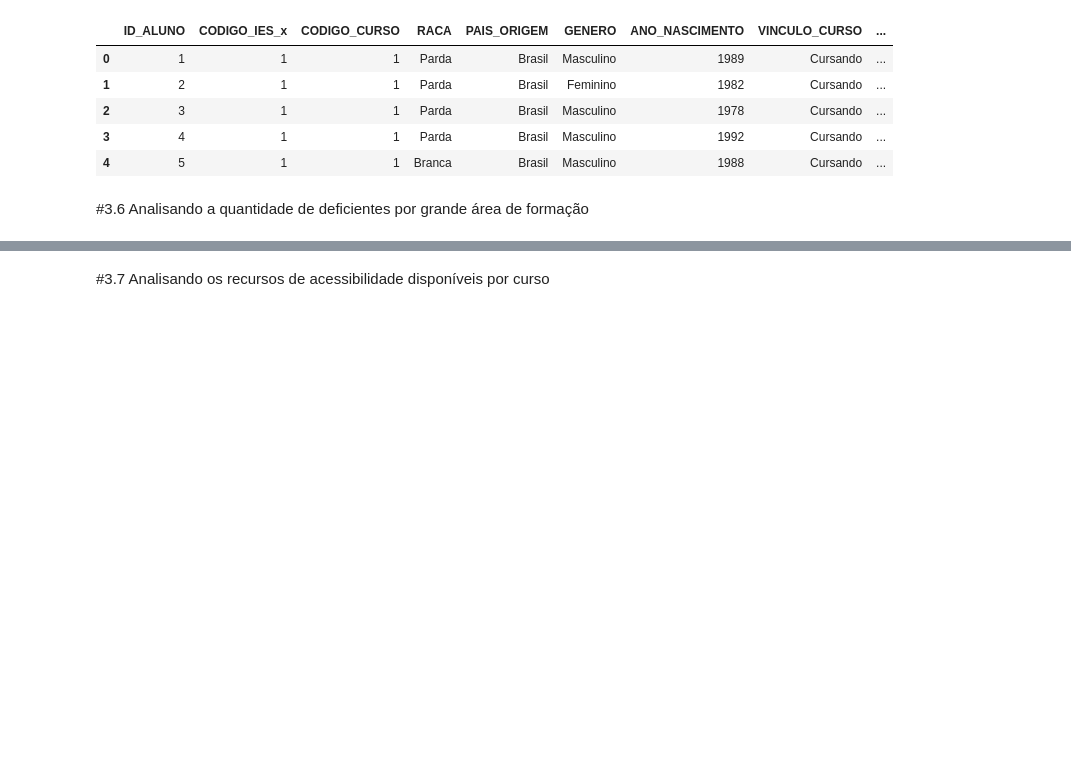
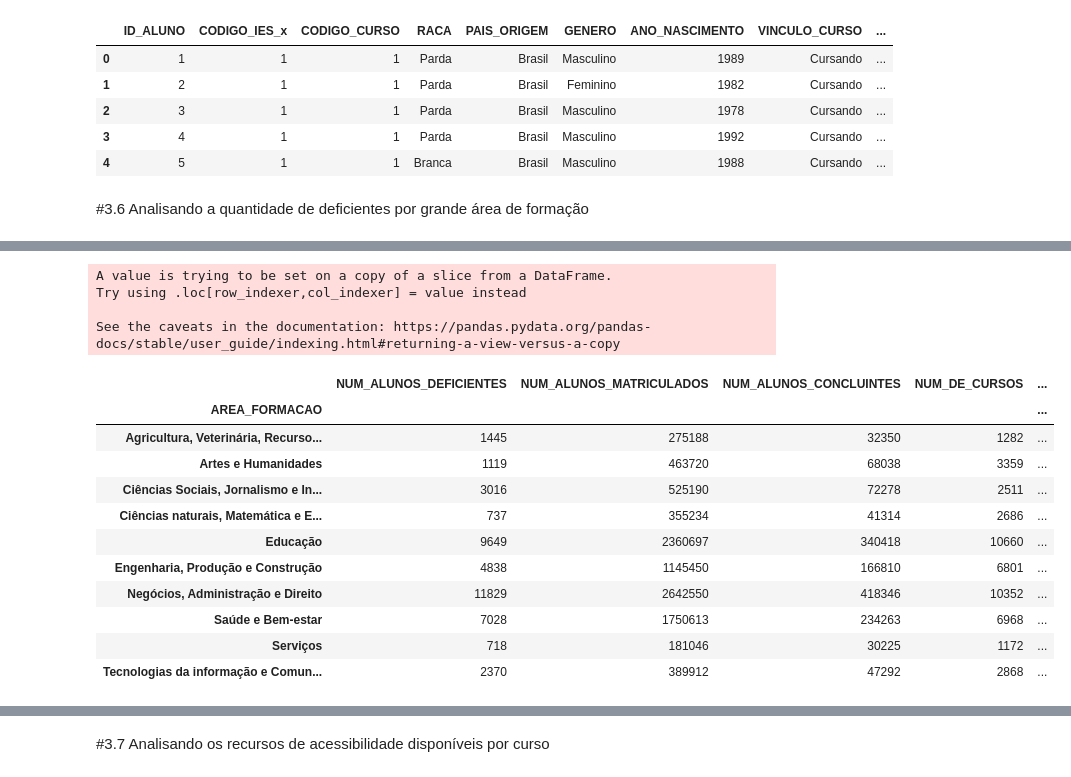
Before and after one commit to roxacarv/edulearn, a Jupyter notebook: Edulearn.ipynb, the cells around one changed output, grey strips where cells are left out. Saved outputs shown, nothing was run; the diff lists cells and outputs as text; code cells hidden in the pictures; blank space fills up the shorter version.

```diff
--- a/Edulearn.ipynb
+++ b/Edulearn.ipynb
@@ -1083,0 +1047,26 @@ NameError: ignored
+# %%
+df_curso_deficiencia = df_alunos_deficiencia[['NOME_IES', 'NOME_CURSO', 'AREA_FORMACAO']]
+df_curso_deficiencia['NUM_ALUNOS_DEFICIENTES'] = 1
+df_curso_deficiencia = df_curso_deficiencia.groupby(by=['NOME_CURSO', 'AREA_FORMACAO']).sum().reset_index()
+df_curso_deficiencia = pd.merge(df_curso_deficiencia, df_info_curso, how='inner', on='NOME_CURSO')
+df_curso_deficiencia
+df_arealuno = df_curso_deficiencia.groupby(by=['AREA_FORMACAO']).sum()
+df_arealuno['MEDIA_QNT_ALUNO_CURSO'] = df_arealuno['NUM_ALUNOS_DEFICIENTES'] / df_arealuno['NUM_DE_CURSOS']
+df_arealuno
+# %% [output]
+A value is trying to be set on a copy of a slice from a DataFrame.
+Try using .loc[row_indexer,col_indexer] = value instead
+
+See the caveats in the documentation: https://pandas.pydata.org/pandas-docs/stable/user_guide/indexing.html#returning-a-view-versus-a-copy
+|  | NUM_ALUNOS_DEFICIENTES | NUM_ALUNOS_MATRICULADOS | NUM_ALUNOS_CONCLUINTES | NUM_DE_CURSOS | ... |
+| AREA_FORMACAO |  |  |  |  | ... |
+| Agricultura, Veterinária, Recurso... | 1445 | 275188 | 32350 | 1282 | ... |
+| Artes e Humanidades | 1119 | 463720 | 68038 | 3359 | ... |
+| Ciências Sociais, Jornalismo e In... | 3016 | 525190 | 72278 | 2511 | ... |
+| Ciências naturais, Matemática e E... | 737 | 355234 | 41314 | 2686 | ... |
+| Educação | 9649 | 2360697 | 340418 | 10660 | ... |
+| Engenharia, Produção e Construção | 4838 | 1145450 | 166810 | 6801 | ... |
+| Negócios, Administração e Direito | 11829 | 2642550 | 418346 | 10352 | ... |
+| Saúde e Bem-estar | 7028 | 1750613 | 234263 | 6968 | ... |
+| Serviços | 718 | 181046 | 30225 | 1172 | ... |
+| Tecnologias da informação e Comun... | 2370 | 389912 | 47292 | 2868 | ... |
```
Also changed, not shown: parts of 11 cells of this notebook.
